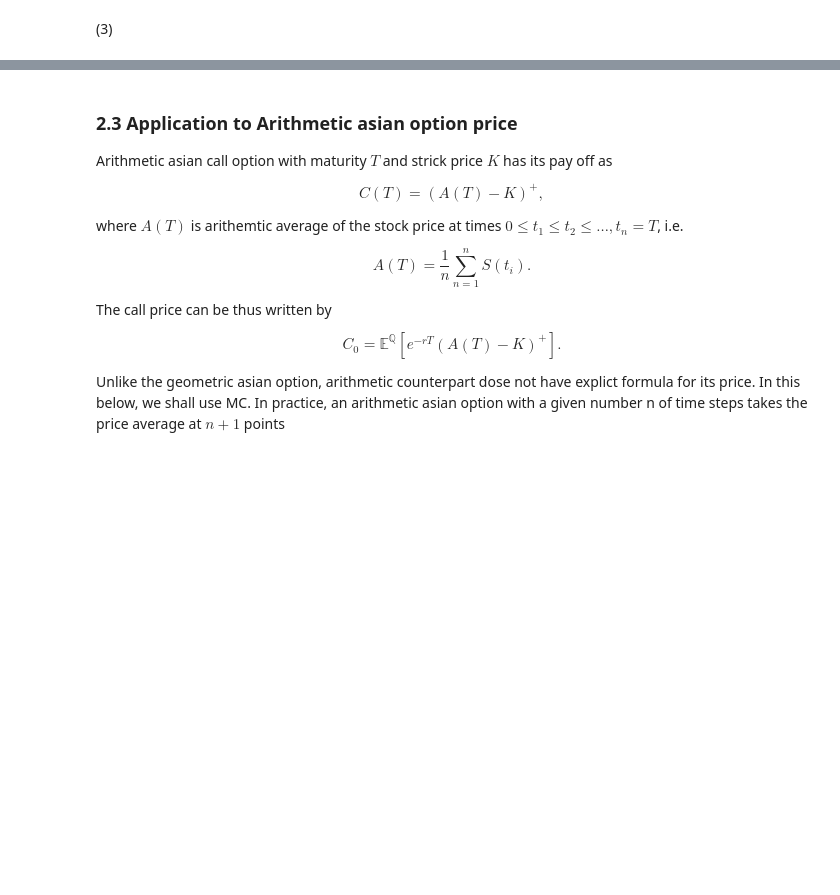
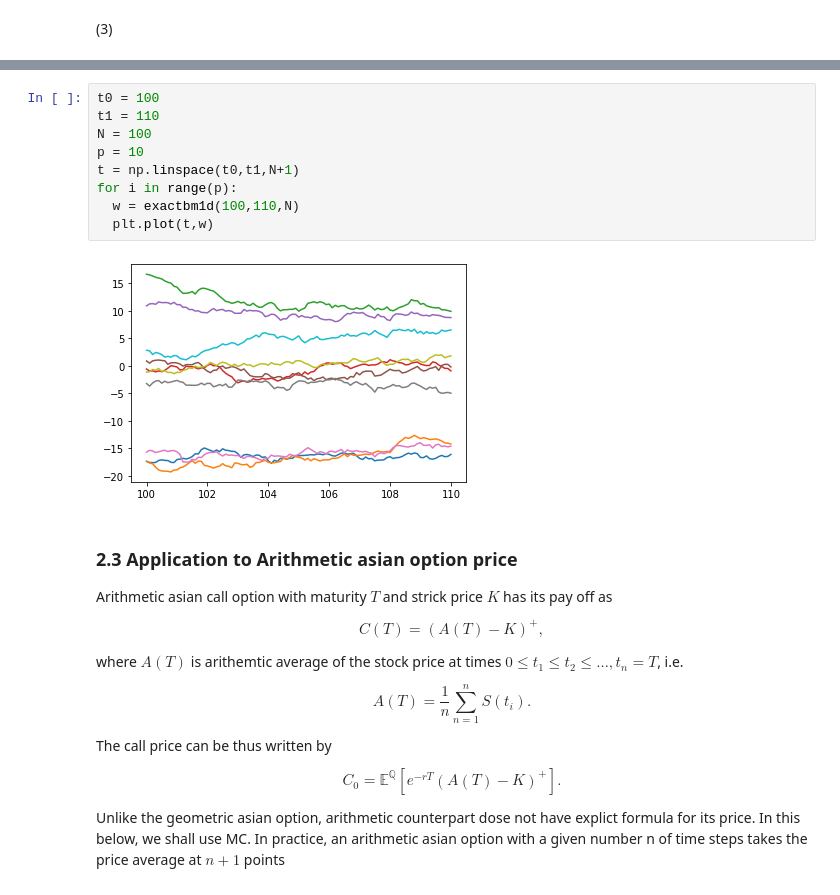
Before and after one commit to cengaiyeung/20MA573, a Jupyter notebook: src/hw06_part1.ipynb, the cells around one changed output, grey strips where cells are left out. Drawn from its saved outputs; the diff is of its cells as text; blank space fills up the shorter version.

```diff
--- a/src/hw06_part1.ipynb
+++ b/src/hw06_part1.ipynb
@@ -50,3 +72,14 @@ So, $\hat{W}$ is exact sampling of Brownian motion.
+# %%
+t0 = 100
+t1 = 110
+N = 100
+p = 10
+t = np.linspace(t0,t1,N+1)
+for i in range(p):
+  w = exactbm1d(100,110,N)
+  plt.plot(t,w)
+# %% [output]
+[figure, added]
 # %% [markdown]
 ### **2.3 Application to Arithmetic asian option price**
 
```
Also changed, not shown: parts of 3 cells of this notebook.
